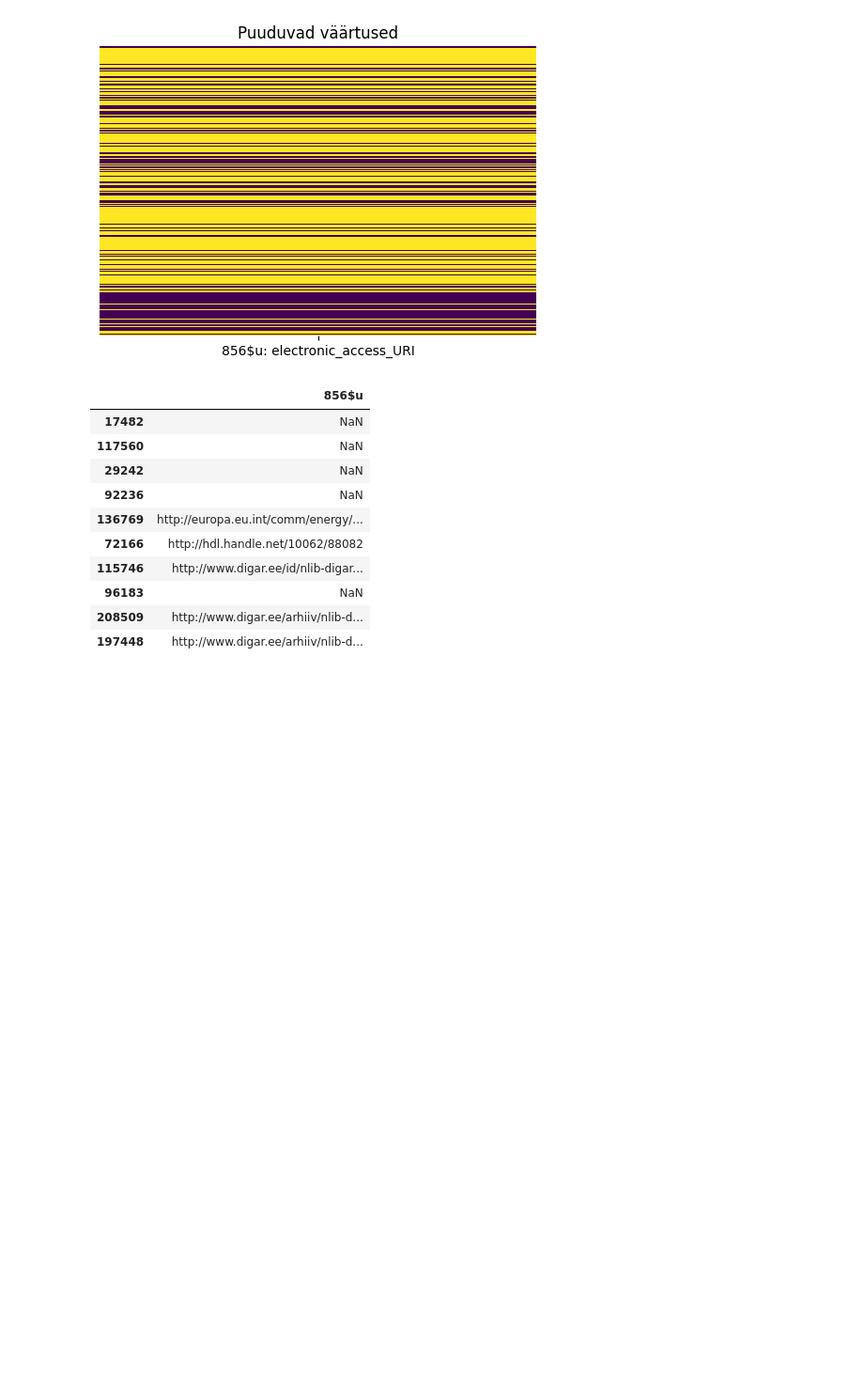
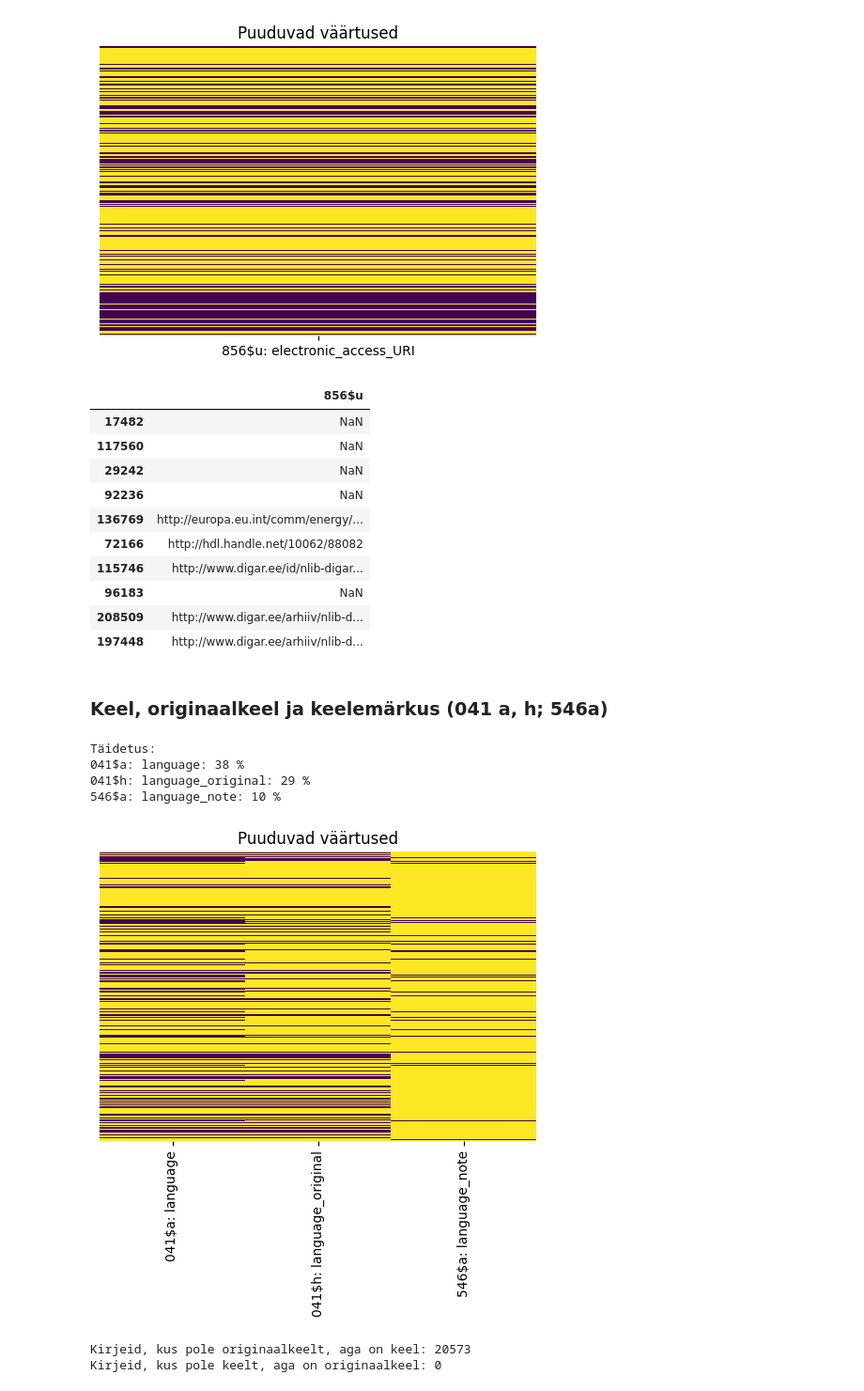
Before and after one commit to RaRa-digiLab/enb-curator, a Jupyter notebook: notebooks/filter-and-clean.ipynb, the cells around one changed output. Shown at 94% size. Cells and saved outputs as stored; diff of their text form; code cells hidden in the pictures; blank space fills up the shorter version.

```diff
--- a/notebooks/filter-and-clean.ipynb
+++ b/notebooks/filter-and-clean.ipynb
@@ -820,3 +820,22 @@ df.sample(10)
 | 96183 | NaN |
 | 208509 | http://www.digar.ee/arhiiv/nlib-d... |
 | 197448 | http://www.digar.ee/arhiiv/nlib-d... |
+# %% [markdown]
+### Keel, originaalkeel ja keelemärkus (041 a, h; 546a)
+# %%
+df = df_main[["041$a", "041$h", "546$a"]].copy()
+# %%
+missing_values_heatmap(df)
+# %% [output]
+Täidetus:
+041$a: language: 38 %
+041$h: language_original: 29 %
+546$a: language_note: 10 %
+[figure, added]
+# %%
+### tundub, et tõlketeostel on alati kirjas mõlemad keeled, st koos originaalkeelega täidetakse keel
+print(f'Kirjeid, kus pole originaalkeelt, aga on keel: {len(df.loc[(df["041$a"].notna()) & (df["041$h"].isna())])}')
+print(f'Kirjeid, kus pole keelt, aga on originaalkeel: {len(df.loc[(df["041$a"].isna()) & (df["041$h"].notna())])}')
+# %% [output]
+Kirjeid, kus pole originaalkeelt, aga on keel: 20573
+Kirjeid, kus pole keelt, aga on originaalkeel: 0
```
Also changed, not shown: parts of 13 cells of this notebook.
